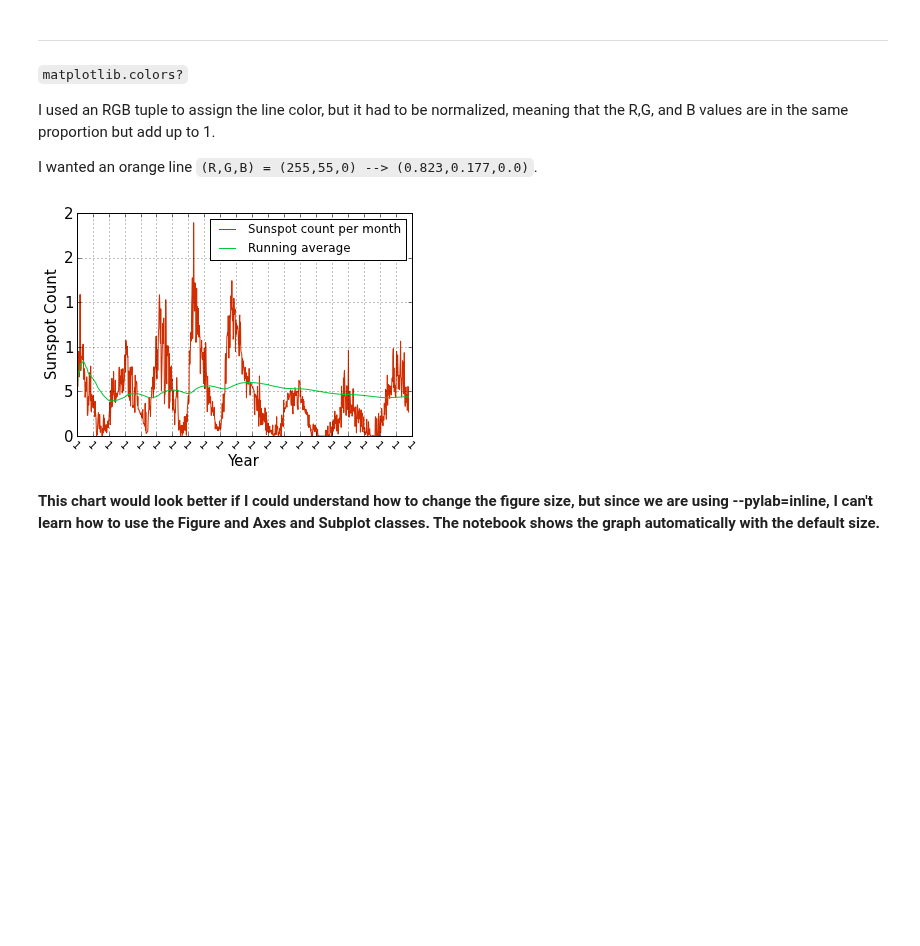
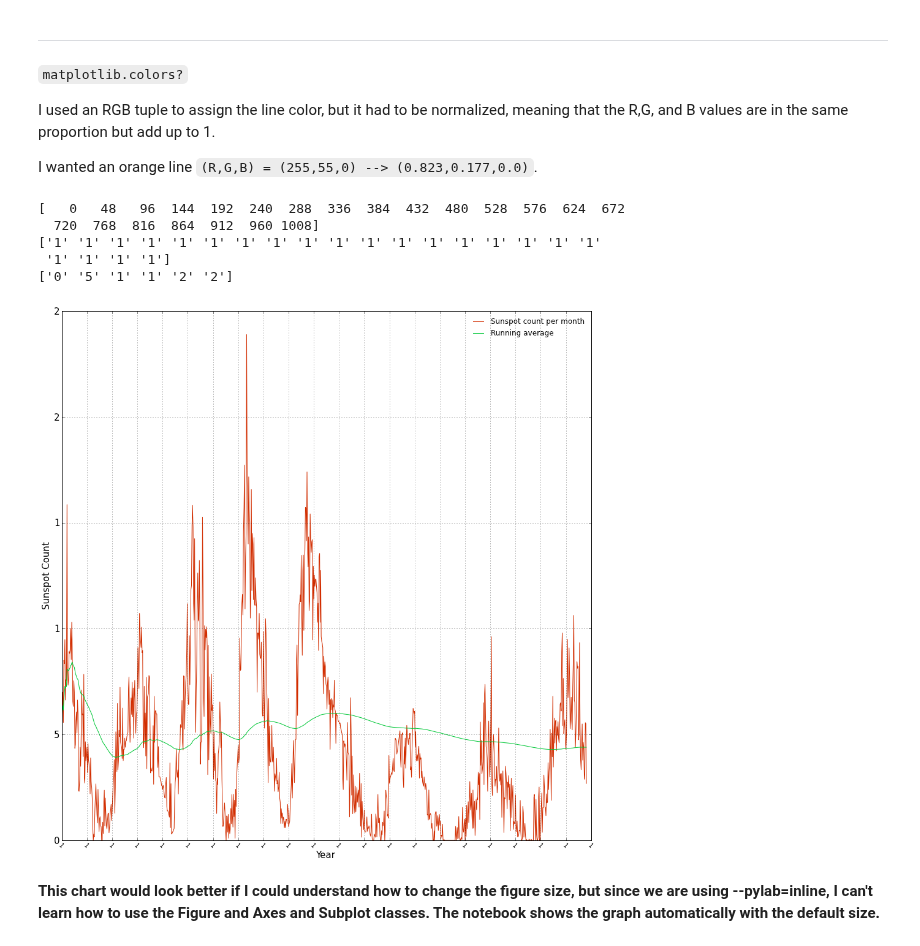
Before and after one commit to kbouch/PHYS202-S13, a Jupyter notebook: Week3/GraphicsEx2.ipynb, the cells around one changed output. Drawn from its saved outputs; the diff is of its cells as text; code cells hidden in the pictures; blank space fills up the shorter version.

```diff
--- a/Week3/GraphicsEx2.ipynb
+++ b/Week3/GraphicsEx2.ipynb
@@ -201,40 +183,51 @@ I used an RGB tuple to assign the line color, but it had to be normalized, meani
 
 I wanted an orange line `(R,G,B) = (255,55,0) --> (0.823,0.177,0.0)`.
 # %%
-# plot two lines
-plt.plot(x_month[:1000],y_count[:1000],color=(0.823,0.177,0.0),linestyle='-',label='Sunspot count per month')
-plt.plot(x_month[:1000],running_average[:1000],color=(0,0.784,0.216),linestyle='-',label='Running average')
+fig2 = plt.figure(num=2,figsize=(12.,12.))
+ax2 = fig2.add_axes([0.0,1.0,1.0,1.0])
+
+# plot two lines. plot() is a method of the Axes class
+ax2.plot(x_month[:1000],y_count[:1000],color=(0.823,0.177,0.0),linestyle='-',label='Sunspot count per month')
+ax2.plot(x_month[:1000],running_average[:1000],color=(0,0.784,0.216),linestyle='-',label='Running average')
 
 
-# axis labels:
+# axis labels, line labels:
 plt.xlabel('Year', fontsize=15)
 plt.ylabel('Sunspot Count', fontsize=15)
-plt.legend(loc='upper right')
+plt.legend(loc='upper right',frameon=False)
 
 
 # tick mark locations and labels
 # x-axis setup
-xlocs = np.arange(0,1008+48,48,dtype='int')    # The closest four years to 1000 months after January 1749 is 1008 months after (84 years).
-                                               # length of xlocs is 22
+xlocs = np.arange(0,1008+48,48,dtype='int')# The closest four years to 1000 months after January 1749 is 1008 months after (84 years).
+print xlocs                                               # length of xlocs is 22
                                                # if I include zero-eth year. Upper argument of arange function is 1008+48.
-my_xticklabels = np.ones((22,),dtype='string')
+my_xticklabels = np.empty((22,),dtype='string')
 for i in range(len(xlocs)):
-    my_xticklabels[i] = str(1749 + int(xlocs[i]/12.0))        # insert the ith year to the ith slot of the year array as a string
+    my_xticklabels[i] = str(1749 + (xlocs[i]/12))        # insert the ith year to the ith slot of the year array as a string
+print my_xticklabels
 
 # y-axis setup
-ylocs = np.arange(000.0,300.0,050.0,dtype='float')       # I don't know why the graph prints only the first digit on my axis tick labels.
+ylocs = np.arange(0.0,300.0,50.0,dtype='float')  # I don't know why the graph prints only the first digit on my axis tick labels.
 
-my_yticklabels = np.ones((6),dtype='string')
+my_yticklabels = np.empty((6),dtype='string')
 for i in range(len(ylocs)):
-    my_yticklabels[i] = '%g' % (ylocs[i],)
+    my_yticklabels[i] = str(ylocs[i])
+
+print my_yticklabels
 
 # setting ticks
 plt.xticks(xlocs, my_xticklabels, rotation=-45)      # add 'pretty' rotation
 plt.yticks(ylocs, my_yticklabels, fontsize=15)
 
 plt.grid(True)
 # %% [output]
+[   0   48   96  144  192  240  288  336  384  432  480  528  576  624  672
+  720  768  816  864  912  960 1008]
+['1' '1' '1' '1' '1' '1' '1' '1' '1' '1' '1' '1' '1' '1' '1' '1' '1' '1'
+ '1' '1' '1' '1']
+['0' '5' '1' '1' '2' '2']
-[figure, old version]
+[figure, new version]
 # %% [markdown]
 __This chart would look better if I could understand how to change the figure size, but since we are using --pylab=inline, I can't learn how to use the Figure and Axes and Subplot classes. The notebook shows the graph automatically with the default size.__
 # %% [markdown]
```
Also changed, not shown: parts of 7 cells of this notebook.
